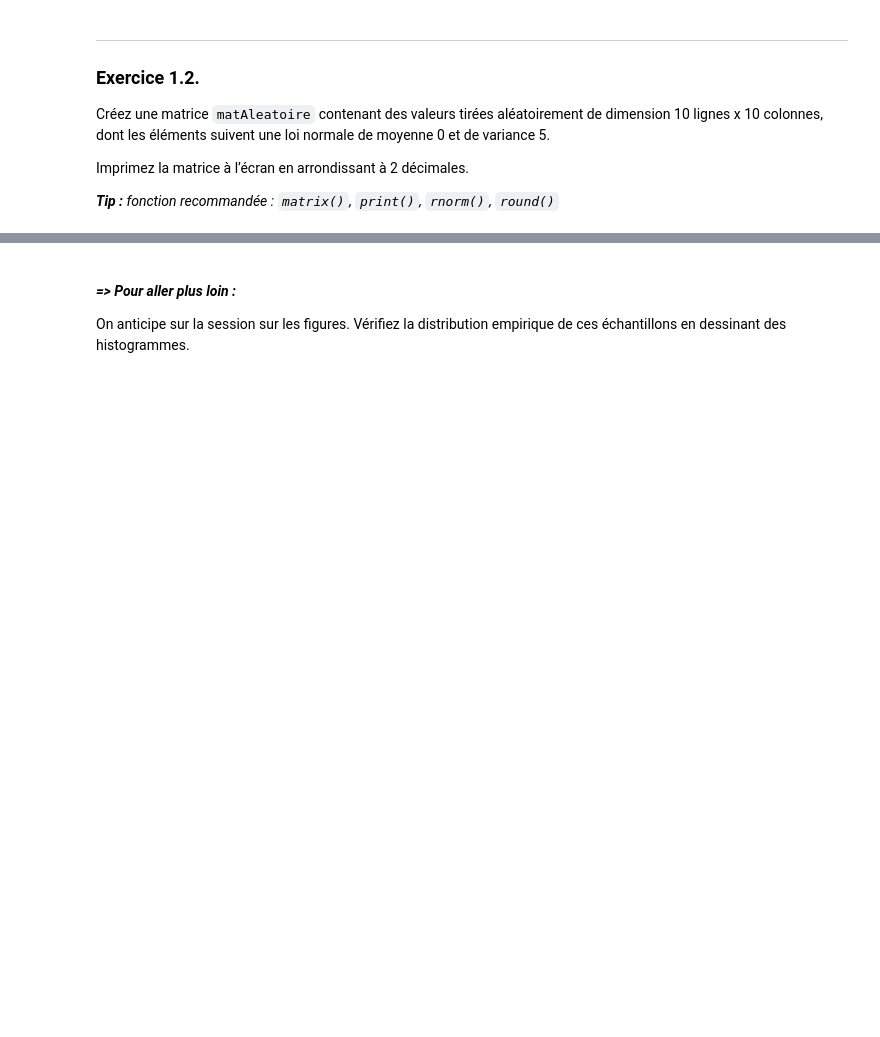
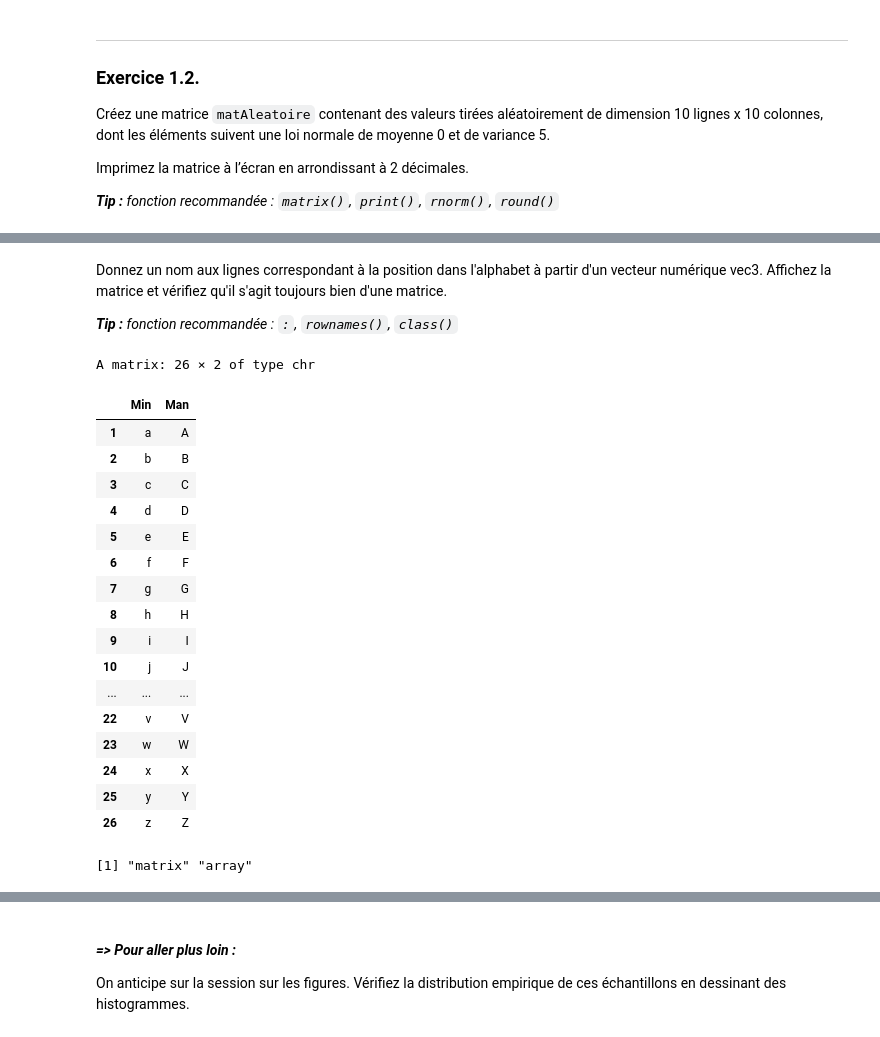
Before and after one commit to CVandiedonck/teaching_notebooks, a Jupyter notebook: MEG_M1_UE5/R2_practice_corrections.ipynb, the cells around one changed output, grey strips where cells are left out. Drawn from its saved outputs; the diff is of its cells as text; code cells hidden in the pictures; blank space fills up the shorter version.

```diff
--- a/MEG_M1_UE5/R2_practice_corrections.ipynb
+++ b/MEG_M1_UE5/R2_practice_corrections.ipynb
@@ -170,0 +209,5 @@ print(round(matAleatoire, digits = 2))
+# %%
+vec1 <- letters
+vec2 <- LETTERS
+vec1
+vec2
@@ -170,0 +269,3 @@ print(round(matAleatoire, digits = 2))
+# %%
+my_mat2 <- cbind(vec1, vec2)
+my_mat2
@@ -170,0 +317,30 @@ print(round(matAleatoire, digits = 2))
+# %% [markdown]
+Donnez un nom aux lignes correspondant à la position dans l'alphabet à partir d'un vecteur numérique vec3. Affichez la matrice et vérifiez qu'il s'agit toujours bien d'une matrice.
+
+*__Tip :__*
+_fonction recommandée : `:`, `rownames()`, `class()`_
+# %%
+vec3 <- 1:26
+rownames(my_mat2) <- vec3
+my_mat2
+class(my_mat2)
+# %% [output]
+A matrix: 26 × 2 of type chr
+|  | Min | Man |
+| 1 | a | A |
+| 2 | b | B |
+| 3 | c | C |
+| 4 | d | D |
+| 5 | e | E |
+| 6 | f | F |
+| 7 | g | G |
+| 8 | h | H |
+| 9 | i | I |
+| 10 | j | J |
+| ... | ... | ... |
+| 22 | v | V |
+| 23 | w | W |
+| 24 | x | X |
+| 25 | y | Y |
+| 26 | z | Z |
+[1] "matrix" "array"
```
Also changed, not shown: parts of 42 cells of this notebook, 8 other files.
